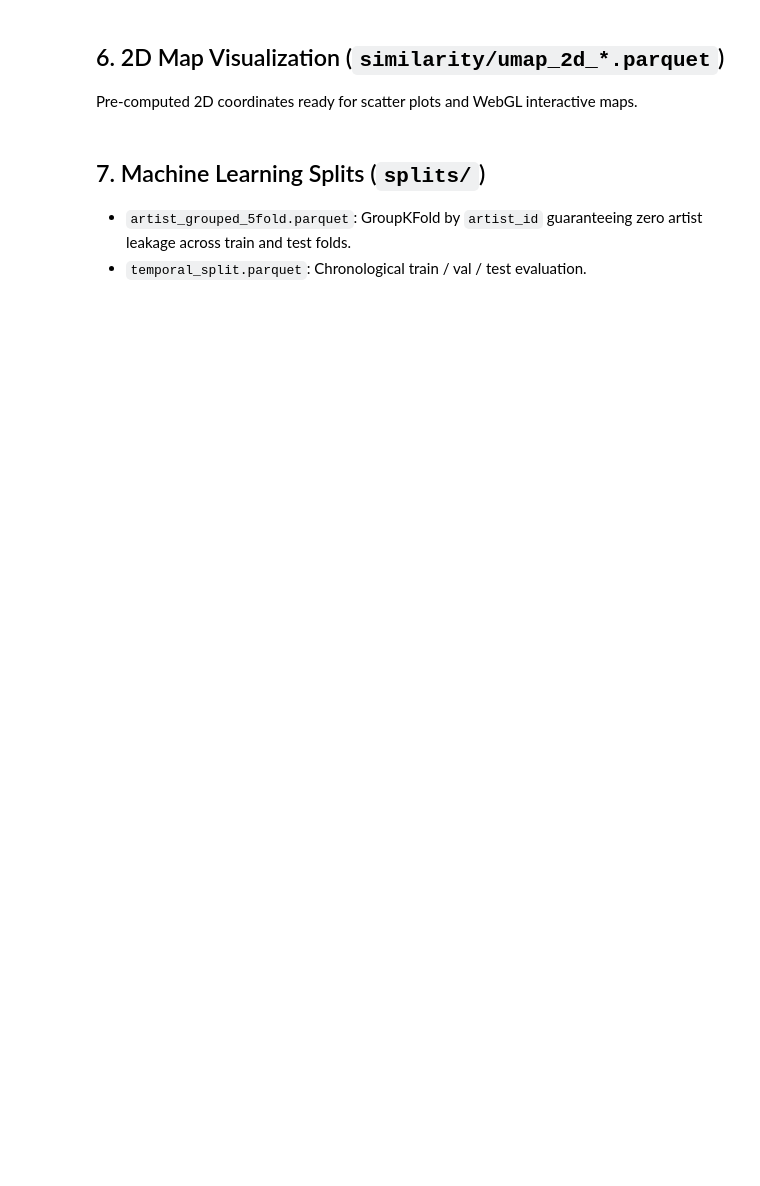
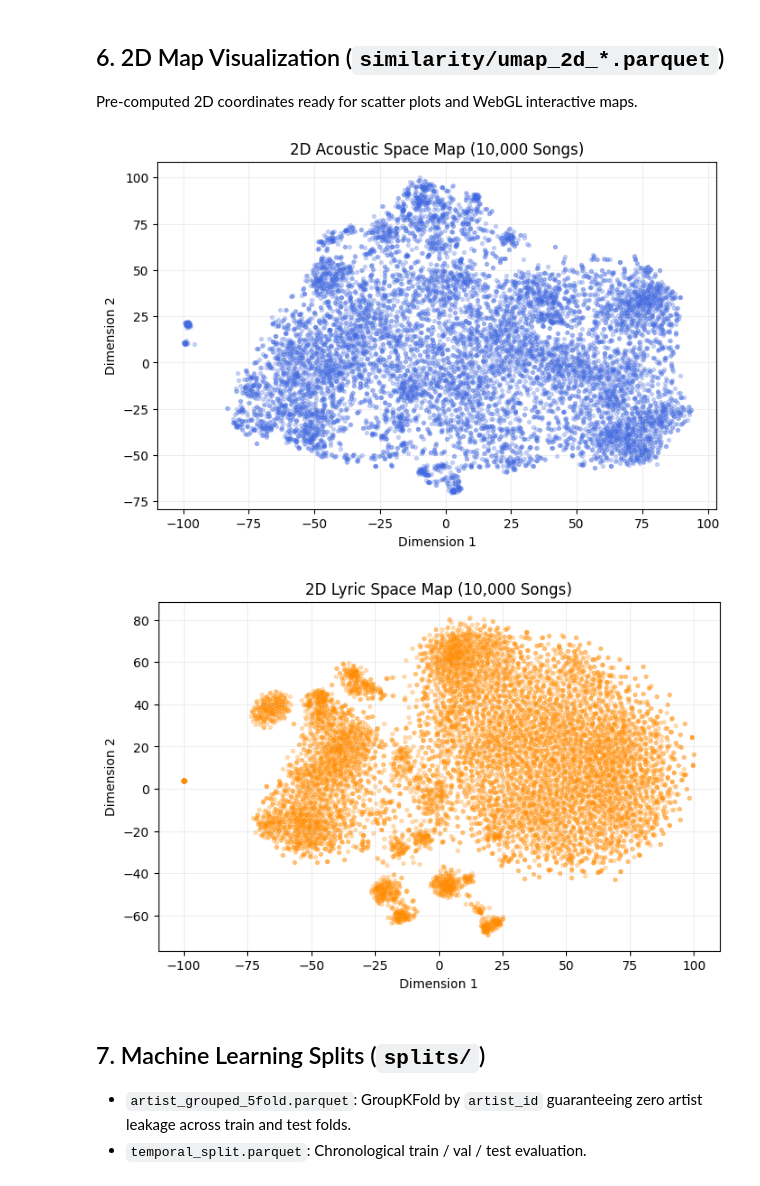
Before and after one commit to essteec/music-prediction, a Jupyter notebook: notebooks/01_quickstart_and_dataset_tour.ipynb, the cells around one changed output. Cells and saved outputs as stored; diff of their text form; code cells hidden in the pictures; blank space fills up the shorter version.

```diff
--- a/notebooks/01_quickstart_and_dataset_tour.ipynb
+++ b/notebooks/01_quickstart_and_dataset_tour.ipynb
@@ -141,16 +207,28 @@ Pre-computed 2D coordinates ready for scatter plots and WebGL interactive maps.
 # %%
 # Load 2D coordinates
 umap_audio = pd.read_parquet(DATA_DIR / 'similarity' / 'umap_2d_audio.parquet')
 umap_lyric = pd.read_parquet(DATA_DIR / 'similarity' / 'umap_2d_lyric.parquet')
 
 # Plot Audio 2D space
 plt.figure(figsize=(8, 5))
 plt.scatter(umap_audio['proj_x'], umap_audio['proj_y'], alpha=0.25, s=8, c='royalblue')
 plt.title("2D Acoustic Space Map (10,000 Songs)")
 plt.xlabel("Dimension 1")
 plt.ylabel("Dimension 2")
 plt.grid(True, alpha=0.2)
 plt.show()
+
+# Plot Lyric 2D space
+plt.figure(figsize=(8, 5))
+plt.scatter(umap_lyric['proj_x'], umap_lyric['proj_y'], alpha=0.25, s=8, c='darkorange')
+plt.title("2D Lyric Space Map (10,000 Songs)")
+plt.xlabel("Dimension 1")
+plt.ylabel("Dimension 2")
+plt.grid(True, alpha=0.2)
+plt.show()
+# %% [output]
+[figure, added]
+[figure, added]
 # %% [markdown]
 ## 7. Machine Learning Splits (`splits/`)
 - `artist_grouped_5fold.parquet`: GroupKFold by `artist_id` guaranteeing zero artist leakage across train and test folds.
```
Also changed, not shown: parts of 8 cells of this notebook, 24 other files.
